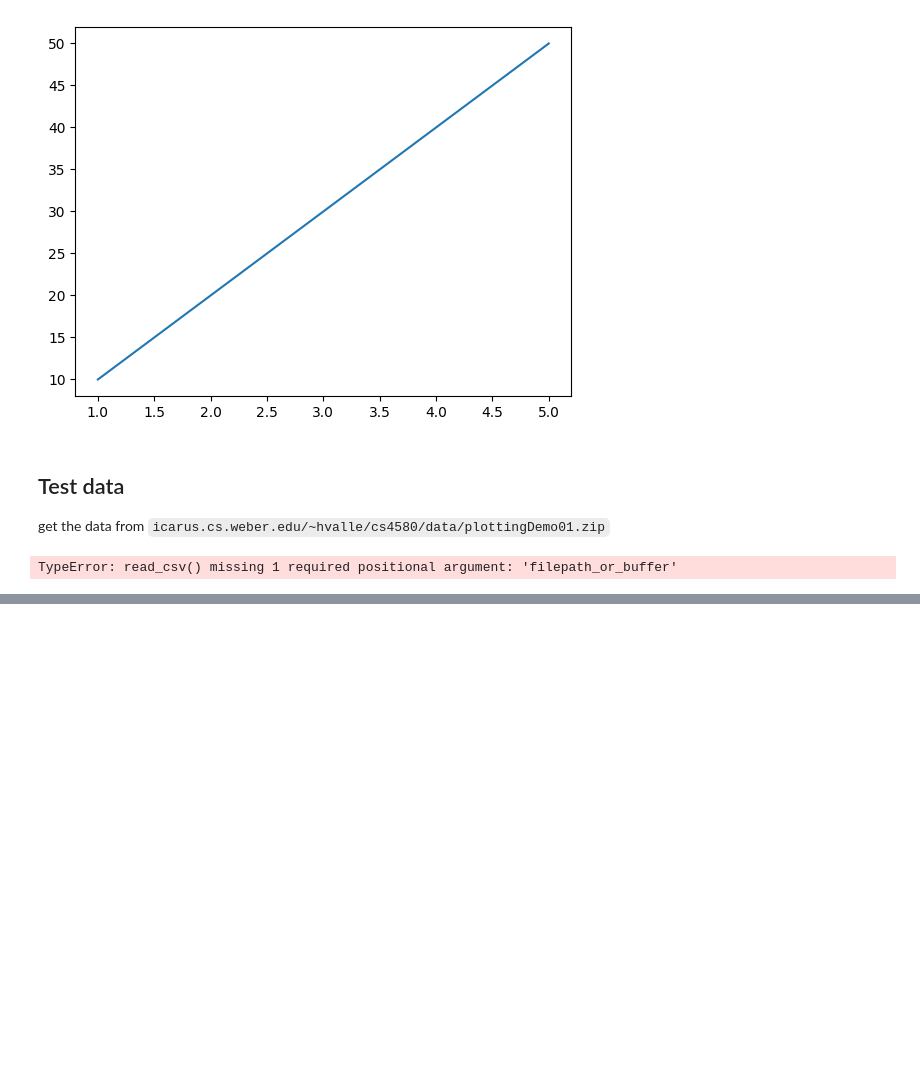
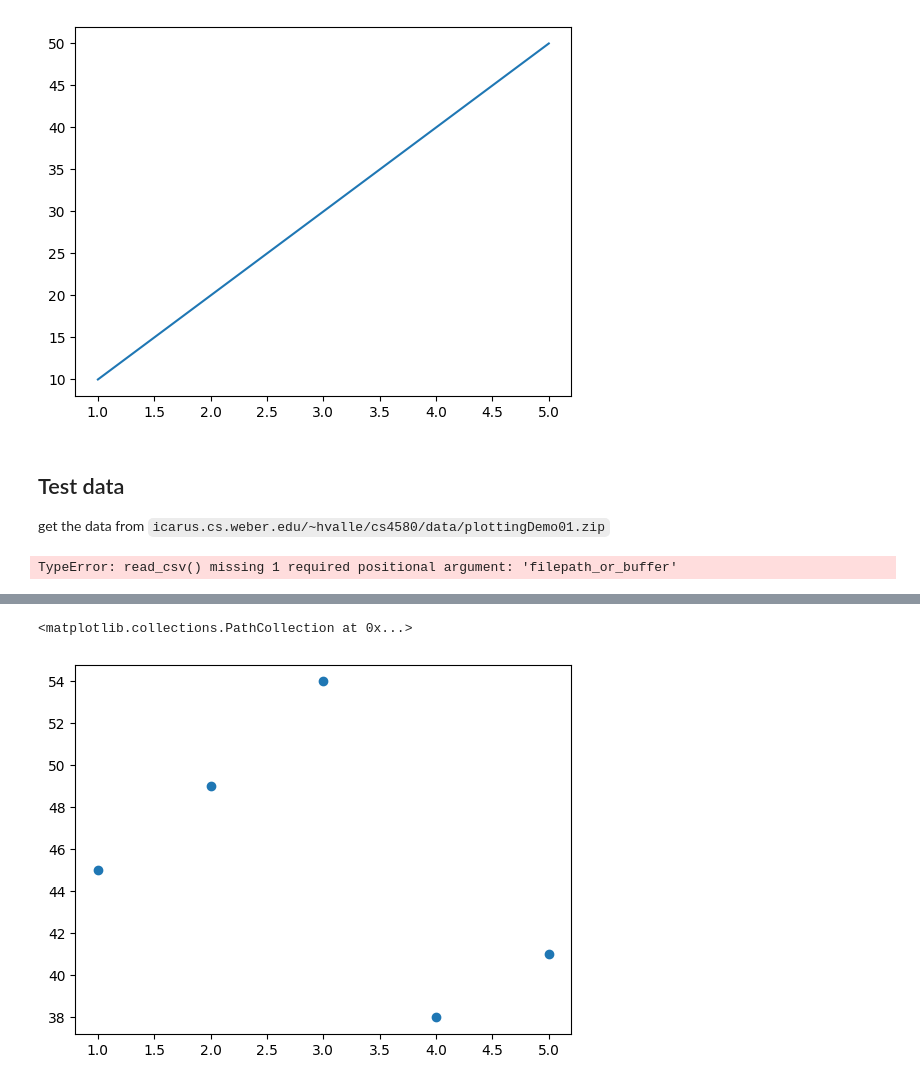
Before and after one commit to CS4580/my-notes-TuckerInglefield, a Jupyter notebook: module4/plotting_intro.ipynb, the cells around one changed output, grey strips where cells are left out. Drawn from its saved outputs; the diff is of its cells as text; code cells hidden in the pictures; blank space fills up the shorter version.

```diff
--- a/module4/plotting_intro.ipynb
+++ b/module4/plotting_intro.ipynb
@@ -30,0 +41,6 @@ TypeError: read_csv() missing 1 required positional argument: 'filepath_or_buffe
+# %%
+y = [45, 49, 54, 38, 41]
+plt.scatter(x, y)
+# %% [output]
+<matplotlib.collections.PathCollection at 0x...>
+[figure, added]
```
Also changed, not shown: parts of 2 cells of this notebook.
